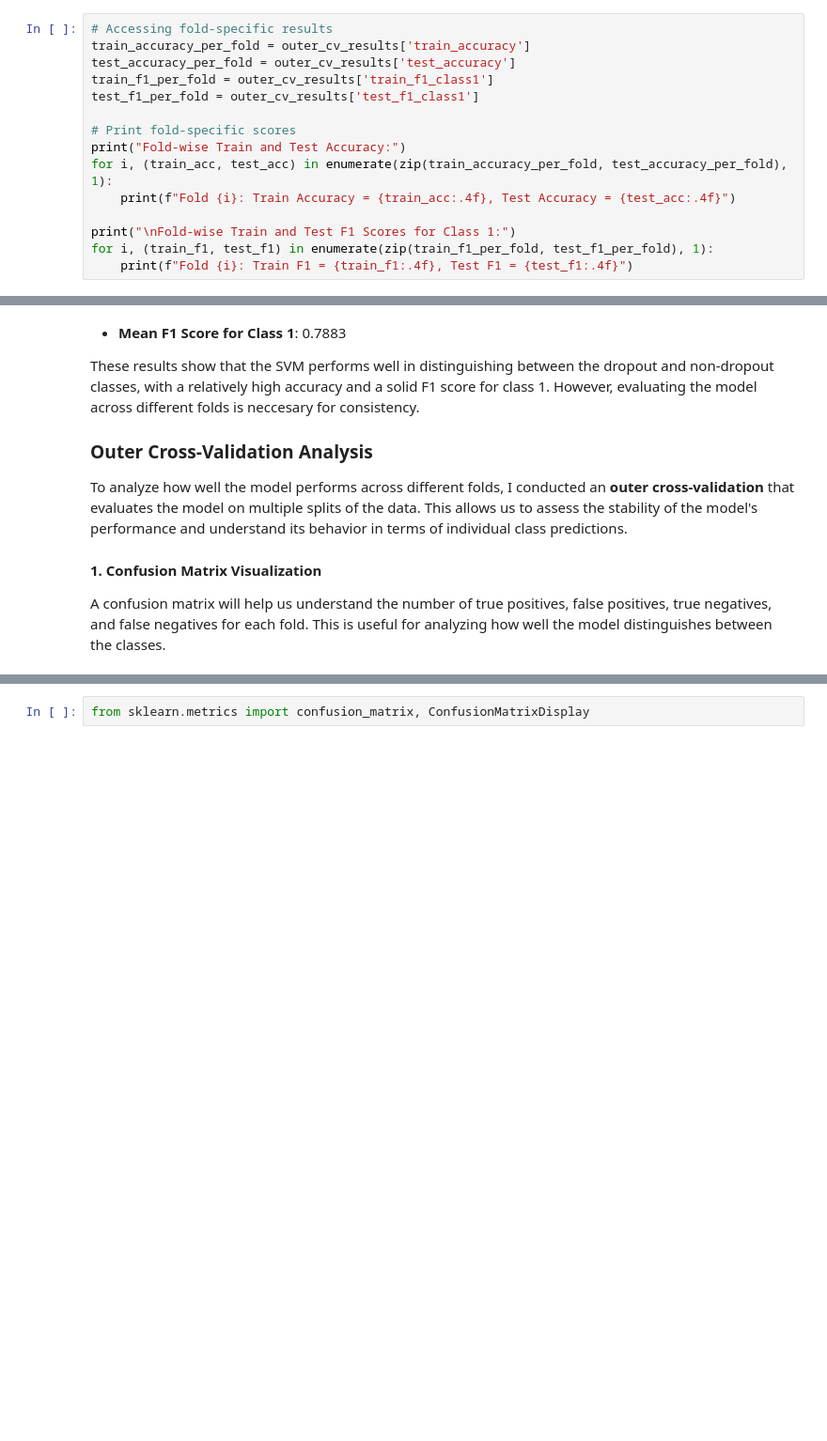
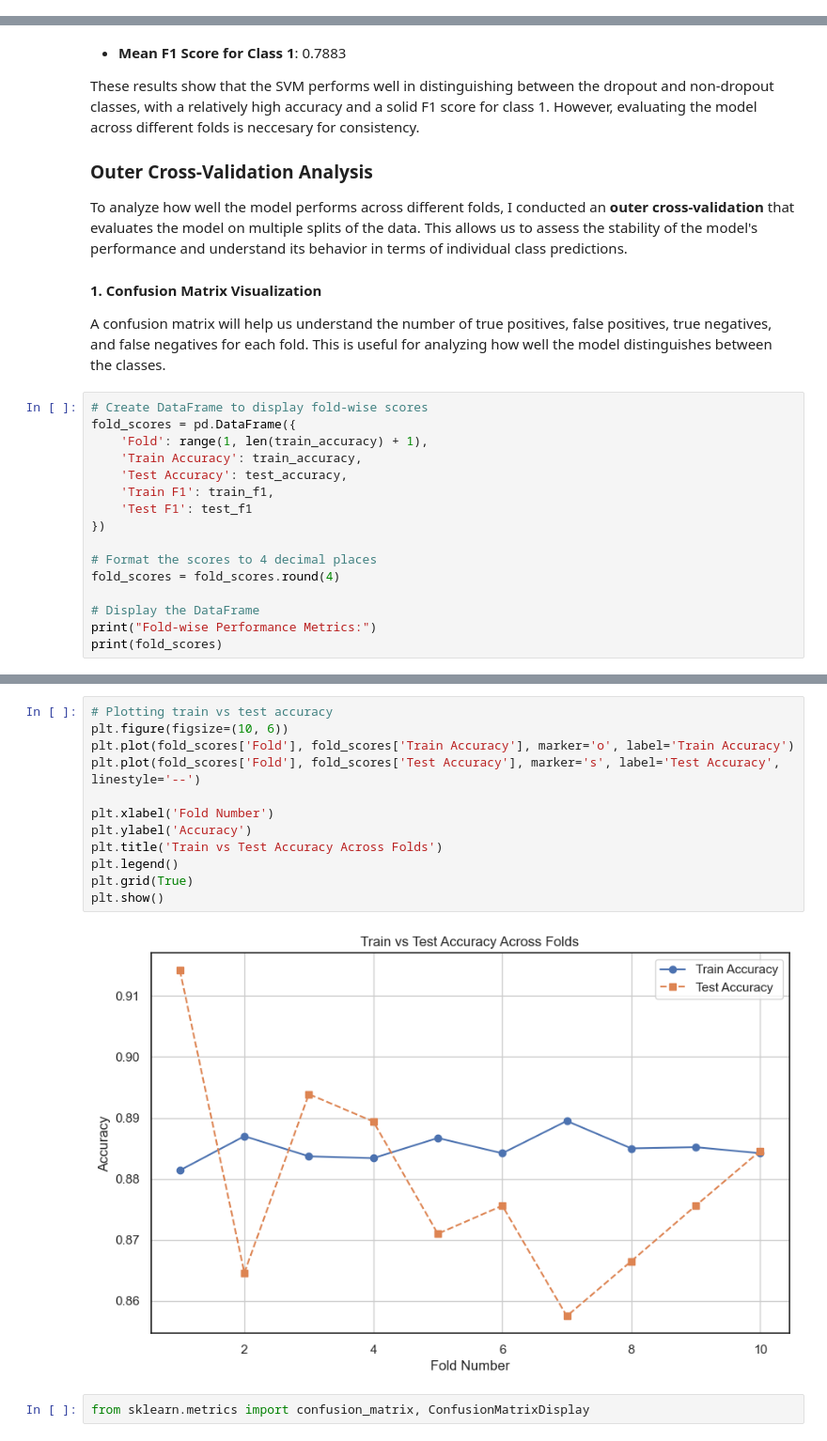
Before and after one commit to Timson1235/clouddocker, a Jupyter notebook: machine_learning/Capstone_Project/experiments.ipynb, the cells around one changed output, grey strips where cells are left out. Shown at 94% size. Drawn from its saved outputs; the diff is of its cells as text; blank space fills up the shorter version.

Commit message:
update experiments notebook with fold-specific results printing and todos

```diff
--- a/machine_learning/Capstone_Project/experiments.ipynb
+++ b/machine_learning/Capstone_Project/experiments.ipynb
@@ -1110,18 +1112,3 @@ Test F1 Score: 0.7891 ± 0.0215
-# %%
-# Accessing fold-specific results
-train_accuracy_per_fold = outer_cv_results['train_accuracy']
-test_accuracy_per_fold = outer_cv_results['test_accuracy']
-train_f1_per_fold = outer_cv_results['train_f1_class1']
-test_f1_per_fold = outer_cv_results['test_f1_class1']
-
-# Print fold-specific scores
-print("Fold-wise Train and Test Accuracy:")
-for i, (train_acc, test_acc) in enumerate(zip(train_accuracy_per_fold, test_accuracy_per_fold), 1):
-    print(f"Fold {i}: Train Accuracy = {train_acc:.4f}, Test Accuracy = {test_acc:.4f}")
-
-print("\nFold-wise Train and Test F1 Scores for Class 1:")
-for i, (train_f1, test_f1) in enumerate(zip(train_f1_per_fold, test_f1_per_fold), 1):
-    print(f"Fold {i}: Train F1 = {train_f1:.4f}, Test F1 = {test_f1:.4f}")
 # %% [markdown]
 ## Model Performance Comparison
 
@@ -1179,3 +1166,19 @@ To analyze how well the model performs across different folds, I conducted an **
 
 #### 1. **Confusion Matrix Visualization**
 A confusion matrix will help us understand the number of true positives, false positives, true negatives, and false negatives for each fold. This is useful for analyzing how well the model distinguishes between the classes.
+# %%
+# Create DataFrame to display fold-wise scores
+fold_scores = pd.DataFrame({
+    'Fold': range(1, len(train_accuracy) + 1),
+    'Train Accuracy': train_accuracy,
+    'Test Accuracy': test_accuracy,
+    'Train F1': train_f1,
+    'Test F1': test_f1
+})
+
+# Format the scores to 4 decimal places
+fold_scores = fold_scores.round(4)
+
+# Display the DataFrame
+print("Fold-wise Performance Metrics:")
+print(fold_scores)
@@ -1182,3 +1198,17 @@ A confusion matrix will help us understand the number of true positives, false p
+# %%
+# Plotting train vs test accuracy
+plt.figure(figsize=(10, 6))
+plt.plot(fold_scores['Fold'], fold_scores['Train Accuracy'], marker='o', label='Train Accuracy')
+plt.plot(fold_scores['Fold'], fold_scores['Test Accuracy'], marker='s', label='Test Accuracy', linestyle='--')
+
+plt.xlabel('Fold Number')
+plt.ylabel('Accuracy')
+plt.title('Train vs Test Accuracy Across Folds')
+plt.legend()
+plt.grid(True)
+plt.show()
+# %% [output]
+[figure, added]
 # %%
 from sklearn.metrics import confusion_matrix, ConfusionMatrixDisplay
 # %%
```
Also changed, not shown: parts of 3 cells of this notebook, 1 other file.
